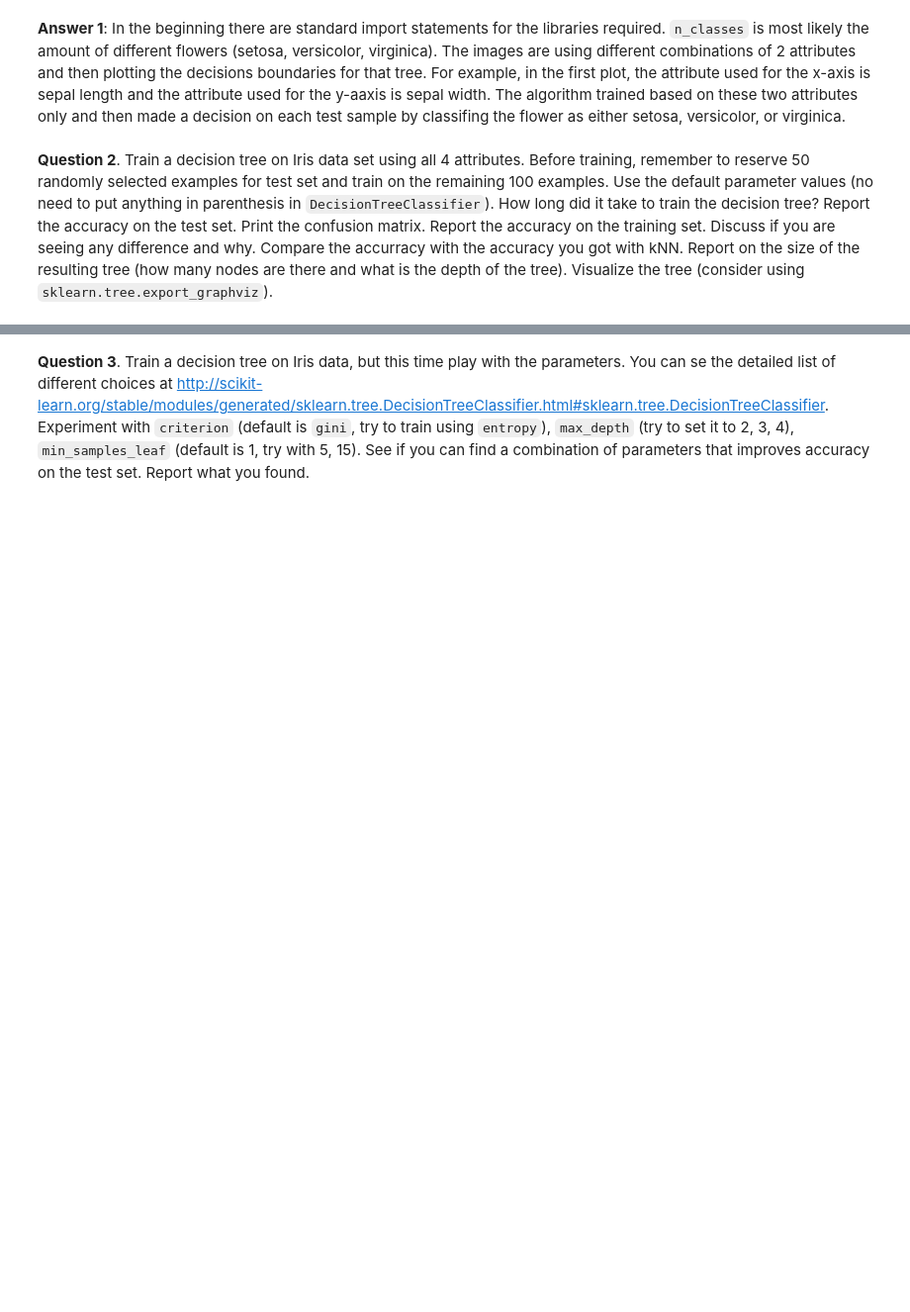
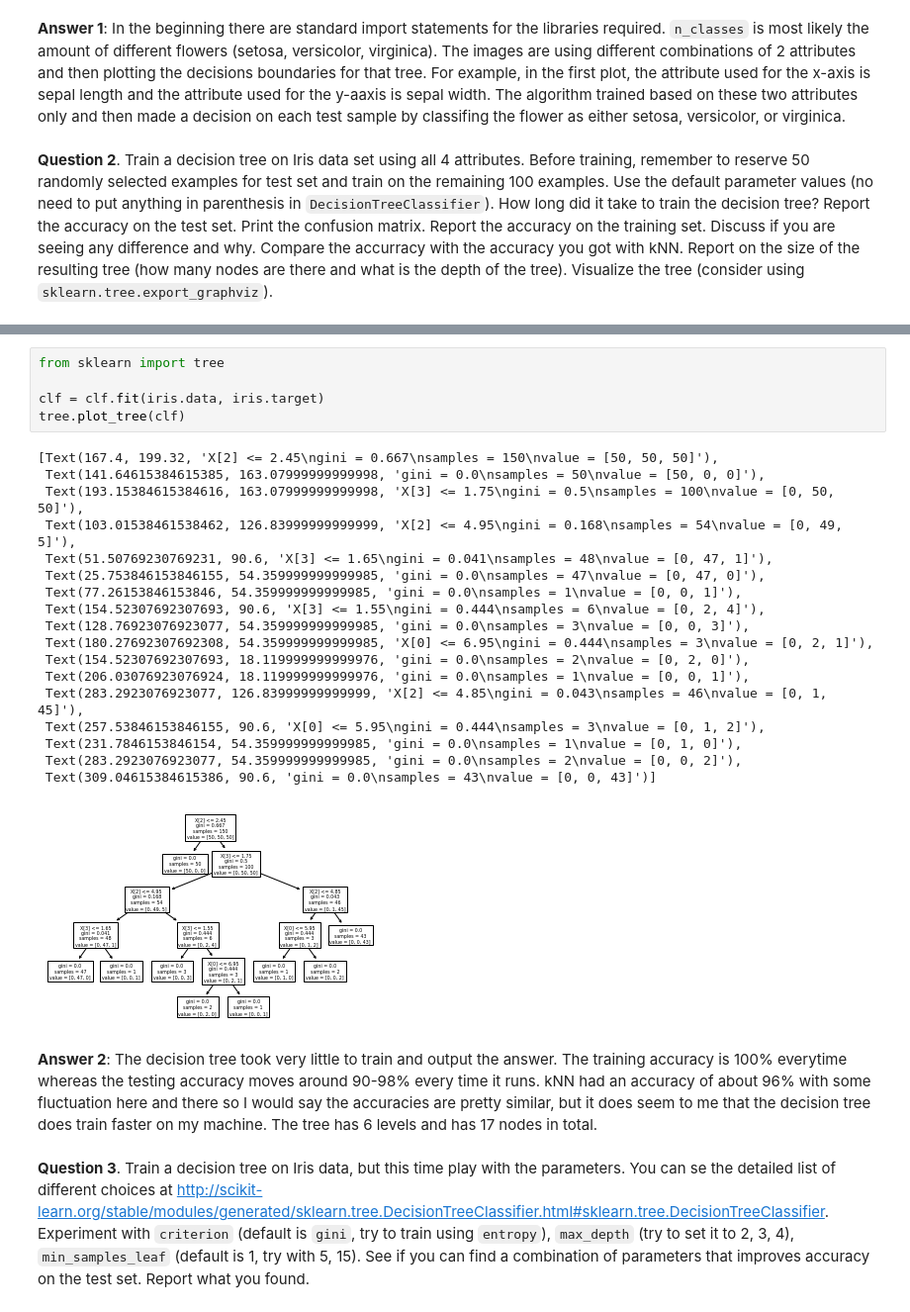
Before and after one commit to Inceptix/CIS-3715, a Jupyter notebook: CIS3715 (Temple - Spring 2020) Lab6.ipynb, the cells around one changed output, grey strips where cells are left out. Shown: that part at 99% size. Drawn from its saved outputs; the diff is of its cells as text; blank space fills up the shorter version.

```diff
--- a/CIS3715 (Temple - Spring 2020) Lab6.ipynb
+++ b/CIS3715 (Temple - Spring 2020) Lab6.ipynb
@@ -95,2 +98,28 @@ array([[17,  0,  0],
+# %%
+from sklearn import tree
+
+clf = clf.fit(iris.data, iris.target)
+tree.plot_tree(clf)
+# %% [output]
+[Text(167.4, 199.32, 'X[2] <= 2.45\ngini = 0.667\nsamples = 150\nvalue = [50, 50, 50]'),
+ Text(141.64615384615385, 163.07999999999998, 'gini = 0.0\nsamples = 50\nvalue = [50, 0, 0]'),
+ Text(193.15384615384616, 163.07999999999998, 'X[3] <= 1.75\ngini = 0.5\nsamples = 100\nvalue = [0, 50, 50]'),
+ Text(103.01538461538462, 126.83999999999999, 'X[2] <= 4.95\ngini = 0.168\nsamples = 54\nvalue = [0, 49, 5]'),
+ Text(51.50769230769231, 90.6, 'X[3] <= 1.65\ngini = 0.041\nsamples = 48\nvalue = [0, 47, 1]'),
+ Text(25.753846153846155, 54.359999999999985, 'gini = 0.0\nsamples = 47\nvalue = [0, 47, 0]'),
+ Text(77.26153846153846, 54.359999999999985, 'gini = 0.0\nsamples = 1\nvalue = [0, 0, 1]'),
+ Text(154.52307692307693, 90.6, 'X[3] <= 1.55\ngini = 0.444\nsamples = 6\nvalue = [0, 2, 4]'),
+ Text(128.76923076923077, 54.359999999999985, 'gini = 0.0\nsamples = 3\nvalue = [0, 0, 3]'),
+ Text(180.27692307692308, 54.359999999999985, 'X[0] <= 6.95\ngini = 0.444\nsamples = 3\nvalue = [0, 2, 1]'),
+ Text(154.52307692307693, 18.119999999999976, 'gini = 0.0\nsamples = 2\nvalue = [0, 2, 0]'),
+ Text(206.03076923076924, 18.119999999999976, 'gini = 0.0\nsamples = 1\nvalue = [0, 0, 1]'),
+ Text(283.2923076923077, 126.83999999999999, 'X[2] <= 4.85\ngini = 0.043\nsamples = 46\nvalue = [0, 1, 45]'),
+ Text(257.53846153846155, 90.6, 'X[0] <= 5.95\ngini = 0.444\nsamples = 3\nvalue = [0, 1, 2]'),
+ Text(231.7846153846154, 54.359999999999985, 'gini = 0.0\nsamples = 1\nvalue = [0, 1, 0]'),
+ Text(283.2923076923077, 54.359999999999985, 'gini = 0.0\nsamples = 2\nvalue = [0, 0, 2]'),
+ Text(309.04615384615386, 90.6, 'gini = 0.0\nsamples = 43\nvalue = [0, 0, 43]')]
+[figure, added]
+# %% [markdown]
+**Answer 2**: The decision tree took very little to train and output the answer. The training accuracy is 100% everytime whereas the testing accuracy moves around 90-98% every time it runs. kNN had an accuracy of about 96% with some fluctuation here and there so I would say the accuracies are pretty similar, but it does seem to me that the decision tree does train faster on my machine. The tree has 6 levels and has 17 nodes in total.
 # %% [markdown]
 **Question 3**. Train a decision tree on Iris data, but this time play with the parameters. You can se the detailed list of different choices at http://scikit-learn.org/stable/modules/generated/sklearn.tree.DecisionTreeClassifier.html#sklearn.tree.DecisionTreeClassifier. Experiment with `criterion` (default is `gini`, try to train using `entropy`), `max_depth` (try to set it to 2, 3, 4), `min_samples_leaf` (default is 1, try with 5, 15). See if you can find a combination of parameters that improves accuracy on the test set. Report what you found.
```
Also changed, not shown: parts of 6 cells of this notebook, 1 other file.
